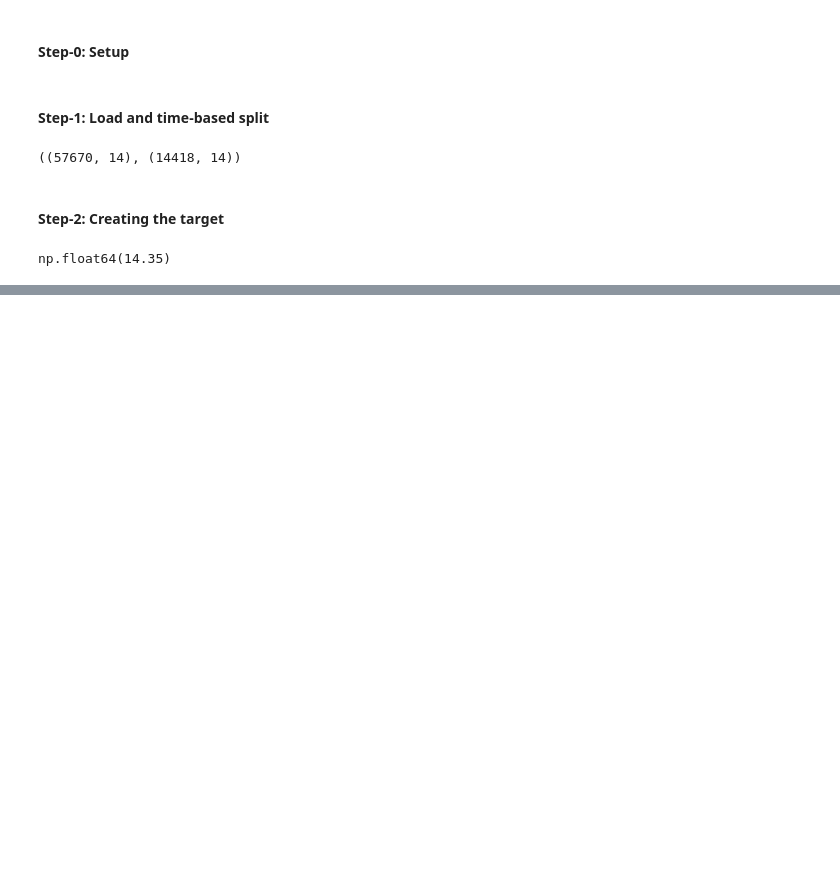
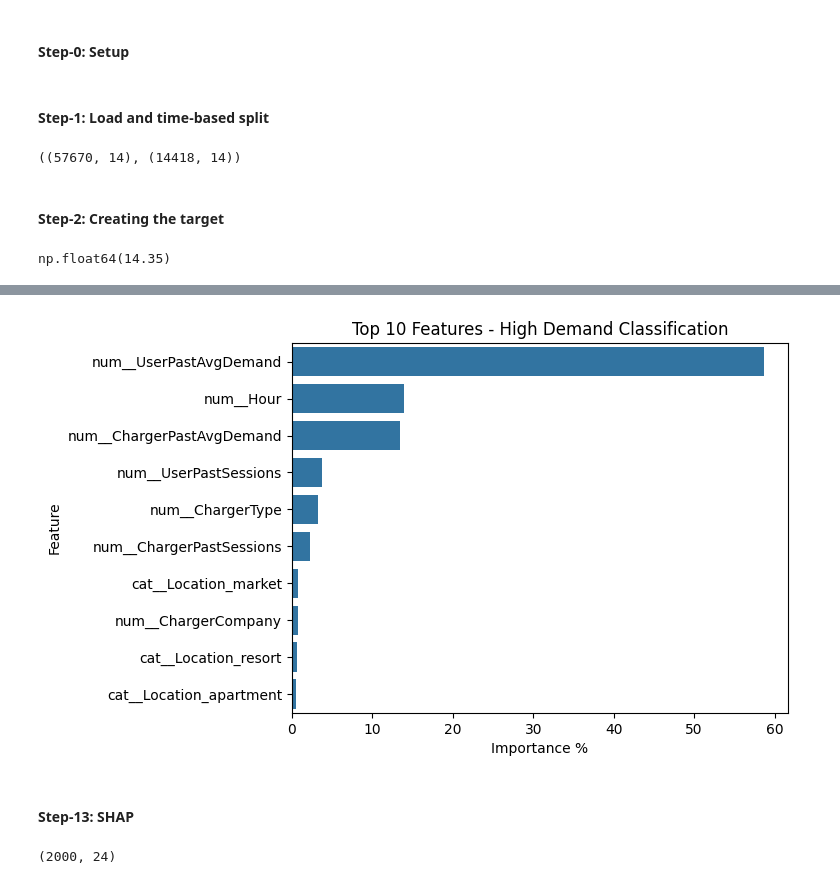
Before and after one commit to vishnu-kashyap-k/ev-charging-demand-prediction, a Jupyter notebook: notebooks/07_classification.ipynb, the cells around one changed output, grey strips where cells are left out. Drawn from its saved outputs; the diff is of its cells as text; code cells hidden in the pictures; blank space fills up the shorter version.

```diff
--- a/notebooks/07_classification.ipynb
+++ b/notebooks/07_classification.ipynb
@@ -54,0 +276,9 @@ np.float64(14.35)
+# %%
+# Gain importance from the LightGBM model
+lgbm_model= best_model.named_steps['model']
+feature_names= best_model.named_steps['preprocess'].get_feature_names_out()
+importance= pd.DataFrame({'Feature': feature_names,
+                          'Importance': lgbm_model.booster_.feature_importance(importance_type='gain')})
+importance['Importance %']= (importance['Importance']/importance['Importance'].sum()*100).round(2)
+importance= importance.sort_values('Importance', ascending=False)
+importance.head(10)
@@ -54,0 +297,18 @@ np.float64(14.35)
+# %%
+# Top 10 features
+sns.barplot(data=importance.head(10), x='Importance %', y='Feature')
+plt.title('Top 10 Features - High Demand Classification')
+plt.show()
+# %% [output]
+[figure, added]
+# %% [markdown]
+#### Step-13: SHAP
+# %%
+# SHAP on a 2000-row test sample (same as regression)
+X_sample= X_test.sample(2000, random_state=42)
+X_sample_df= pd.DataFrame(best_model.named_steps['preprocess'].transform(X_sample), columns=feature_names)
+explainer= shap.TreeExplainer(lgbm_model)
+shap_values= explainer.shap_values(X_sample_df)
+np.shape(shap_values)
+# %% [output]
+(2000, 24)
```
Also changed, not shown: parts of 45 cells of this notebook.
